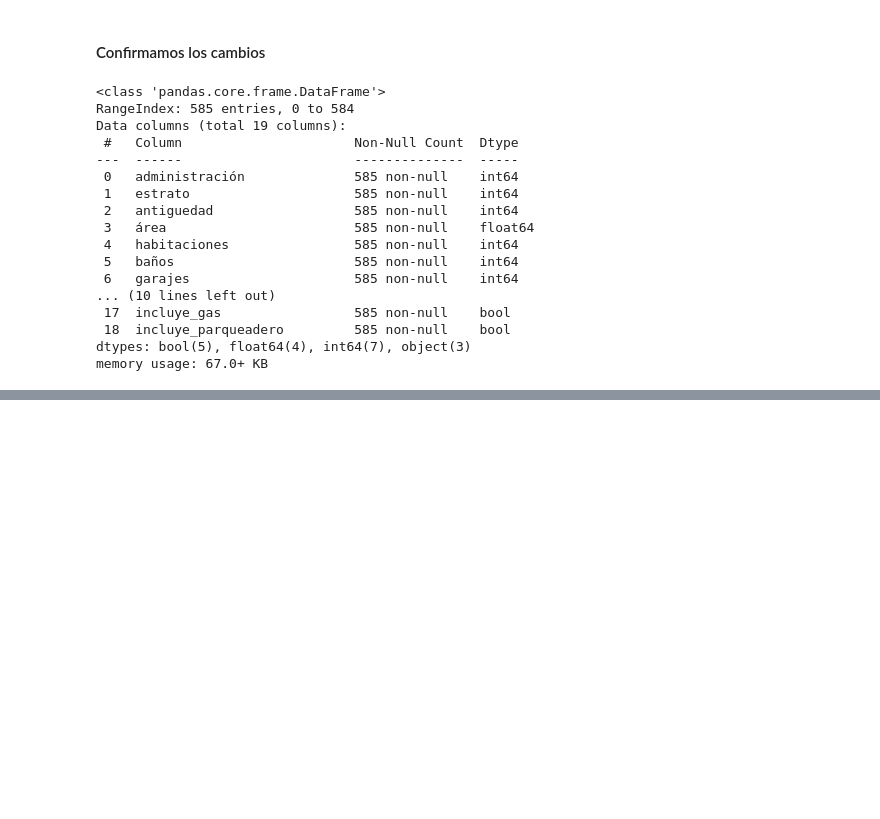
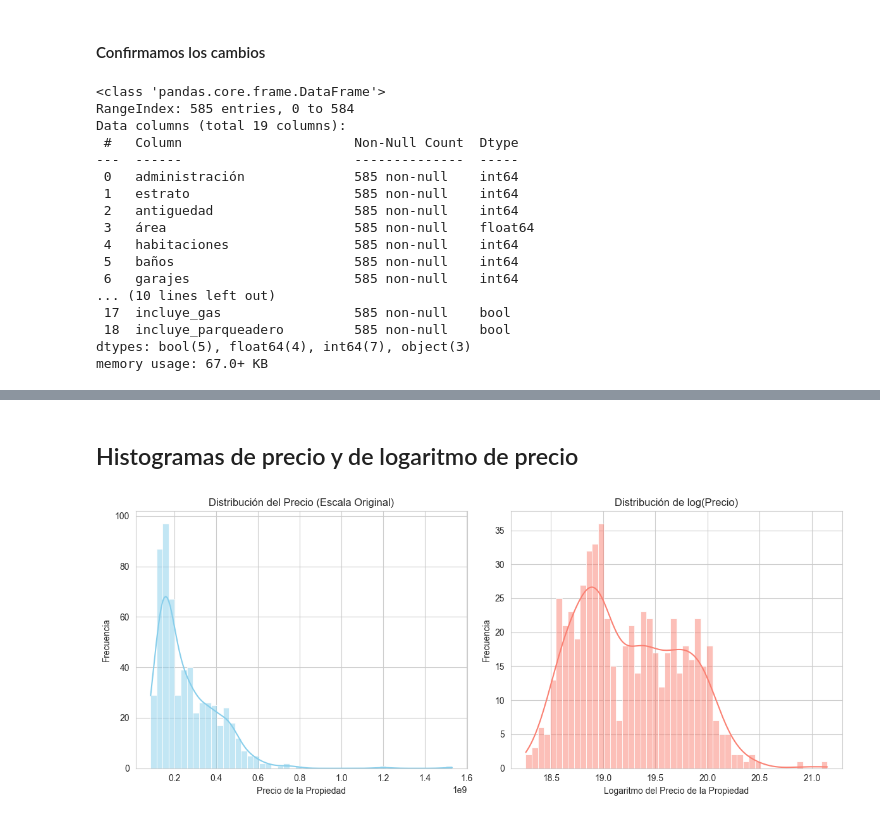
Before and after one commit to natalia-tp-dev/BIT_Proyecto_Final, a Jupyter notebook: EDA/EDA_main.ipynb, the cells around one changed output, grey strips where cells are left out. Drawn from its saved outputs; the diff is of its cells as text; code cells hidden in the pictures; blank space fills up the shorter version.

```diff
--- a/EDA/EDA_main.ipynb
+++ b/EDA/EDA_main.ipynb
@@ -310,0 +330,26 @@ df_mod.to_csv("../data/properties_EDA_final.csv", index=False)
+# %% [markdown]
+## Histogramas de precio y de logaritmo de precio
+# %%
+sns.set_style("whitegrid")
+plt.figure(figsize=(12, 5))
+
+
+plt.subplot(1, 2, 1)
+sns.histplot(df_mod['precio'], kde=True, bins=50, color='skyblue')
+plt.title('Distribución del Precio (Escala Original)')
+plt.xlabel('Precio de la Propiedad')
+plt.ylabel('Frecuencia')
+
+
+
+df_mod['log_precio'] = np.log1p(df_mod['precio'])
+plt.subplot(1, 2, 2)
+sns.histplot(df_mod['log_precio'], kde=True, bins=50, color='salmon')
+plt.title('Distribución de log(Precio)')
+plt.xlabel('Logaritmo del Precio de la Propiedad')
+plt.ylabel('Frecuencia')
+
+plt.tight_layout()
+plt.show()
+# %% [output]
+[figure, added]
```
Also changed, not shown: parts of 24 cells of this notebook.
